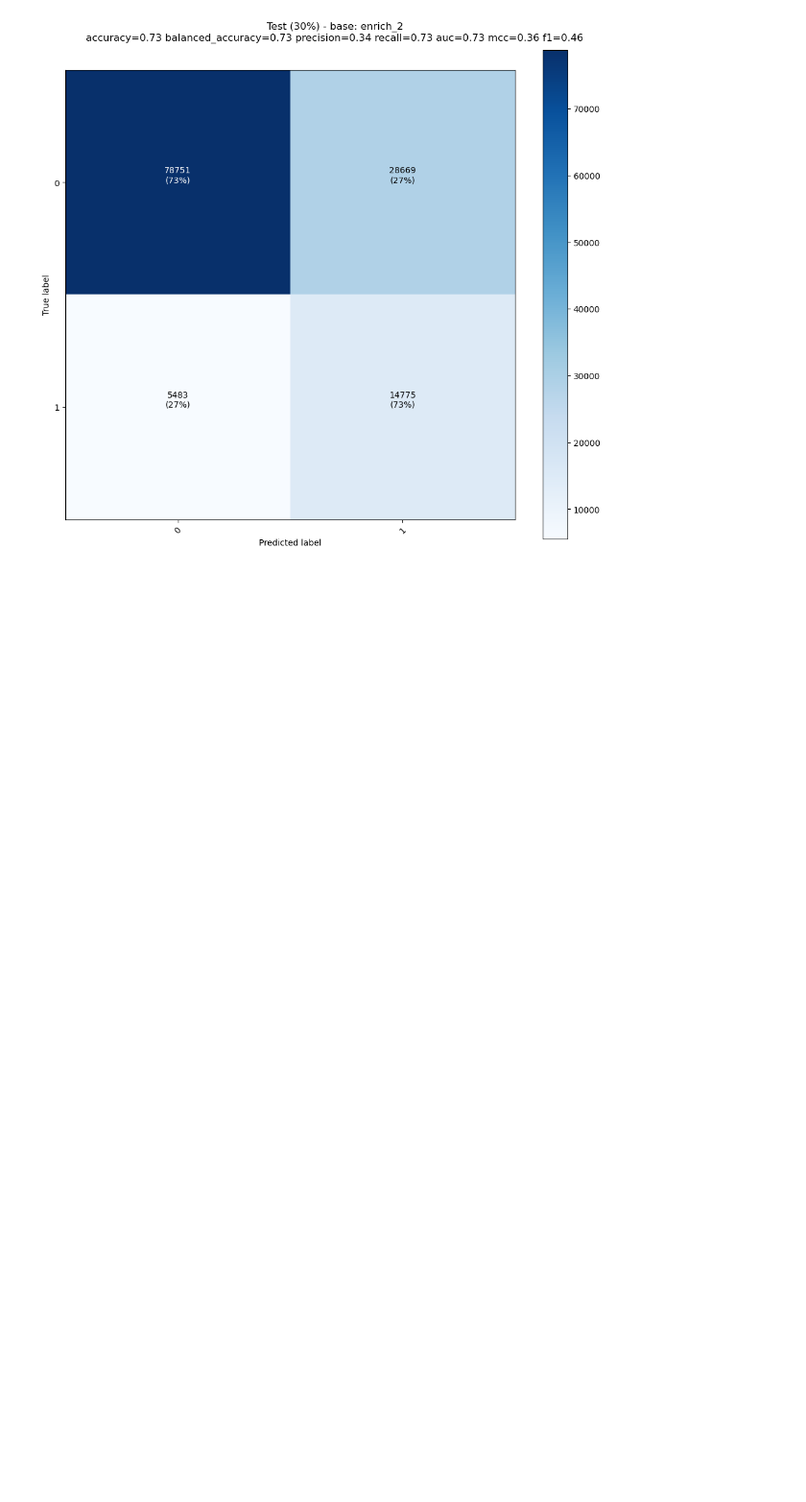
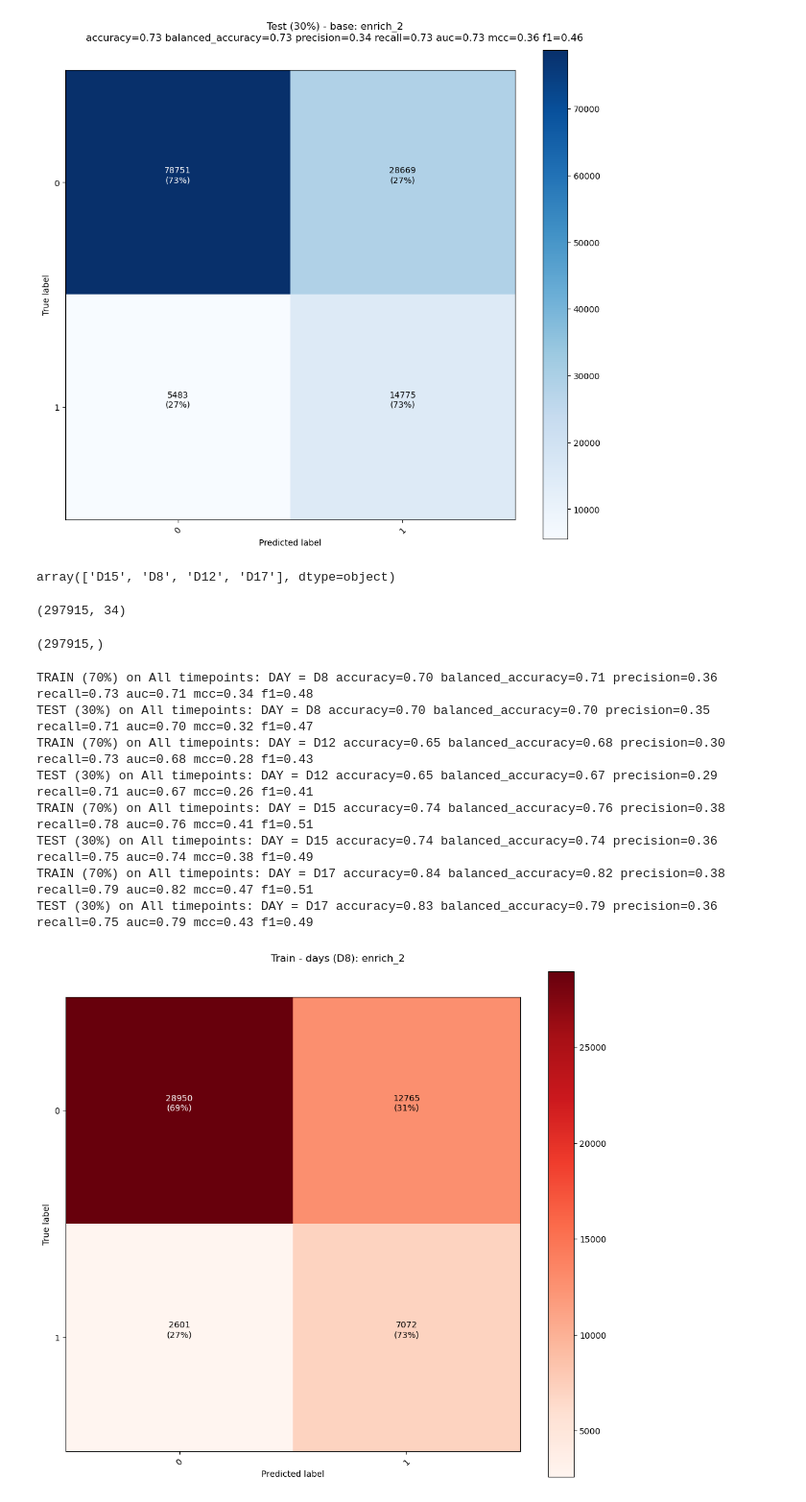
Before and after one commit to Trysis/TumorMEC, a Jupyter notebook: main_alltime_on_alltime.ipynb, the cells around one changed output. Shown at 96% size. Drawn from its saved outputs; the diff is of its cells as text; code cells hidden in the pictures; blank space fills up the shorter version.

Commit message:
Add per-time plot on all_time, and corrretion

```diff
--- a/main_alltime_on_alltime.ipynb
+++ b/main_alltime_on_alltime.ipynb
@@ -220,15 +234,16 @@ Predicting on timepoint dataset using base dataset
 time_tt_dir = results / "alltime_on_alltime" / "train-test"
 time_tt_dir.mkdir(parents=True, exist_ok=True)
 
-from sklearn.model_selection import train_test_split
 x_t, y_t, groups_t = models.split_xy(
     df=dataframe_days, x_columns=features_column, y_columns=target_column, groups=SAMPLE_GROUP
 )
-x_t_train, x_t_test, y_t_train, y_t_test = train_test_split(
-    x_t, y_t, test_size=TEST_SIZE, random_state=SEED, stratify=dataframe_days["enrich_2"]
+x_t_train, x_t_test, y_t_train, y_t_test, time_train, time_test = train_test_split(
+    x_t, y_t, dataframe_days["TimeCondition"], test_size=TEST_SIZE, random_state=SEED, stratify=dataframe_days["enrich_2"]
 )
+# Train model
 estimator_t = RandomForestClassifier(**estimator_param, random_state=SEED)
 estimator_t.fit(x_t_train, y_t_train.ravel())
+# Evaluate model
 obs_train, pred_train = models.predict_model(x_t_train, y_t_train, estimator_t)
 obs_test, pred_test = models.predict_model(x_t_test, y_t_test, estimator_t)
 # Metrics
@@ -264,3 +279,73 @@ TEST 30%:  {'accuracy': [0.7325146070583812], 'balanced_accuracy': [0.7312272545
  <Axes: xlabel='Predicted label', ylabel='True label'>)
 [figure]
 [figure]
+# %%
+time_train.unique()
+# %% [output]
+array(['D15', 'D8', 'D12', 'D17'], dtype=object)
+# %%
+x_t_train.shape
+# %% [output]
+(297915, 34)
+# %%
+time_train.shape
+# %% [output]
+(297915,)
+# %%
+# Prediction on each timepoint inividually
+x_t_train, x_t_test, y_t_train, y_t_test, time_train, time_test
+
+scores_t_train = pd.DataFrame(index=SCORING_base.keys())
+scores_t_test = pd.DataFrame(index=SCORING_base.keys())
+for cond_name in ["D8", "D12", "D15", "D17"]:
+    mask_train = (time_train == cond_name)
+    mask_test = (time_test == cond_name)
+    # Prediction
+    obs_t_train, pred_t_train = models.predict_model(x_t_train[mask_train], y_t_train[mask_train], estimator_t)
+    obs_t_test, pred_t_test = models.predict_model(x_t_test[mask_test], y_t_test[mask_test], estimator_t)
+    # Confusion matrix
+    _, _, cf_matrix, cf_matrix_norm = display.display_confusion_matrix(
+        observed=y_t_train[mask_train], predicted=pred_t_train, cmap="Reds", labels=None,
+        filepath=time_tt_dir / f"alltime_on_{cond_name}_confusion_matrix_train.png",
+        title=f"Train - days ({cond_name}): {target_column}",
+        add_cf_matrix=True
+    )
+    pd.DataFrame(cf_matrix).to_csv(time_tt_dir / f"alltime_on_{cond_name}_confusion_matrix_on_train.csv")
+    pd.DataFrame(cf_matrix_norm).to_csv(time_tt_dir / f"alltime_on_{cond_name}_confusion_matrix-norm_on_train.csv")
+    _, _, cf_matrix, cf_matrix_norm = display.display_confusion_matrix(
+        observed=y_t_test[mask_test], predicted=pred_t_test, cmap="Blues", labels=None,
+        filepath=time_tt_dir / f"alltime_on_{cond_name}_confusion_matrix_test.png",
+        title=f"Test - days ({cond_name}): {target_column}",
+        add_cf_matrix=True
+    )
+    pd.DataFrame(cf_matrix).to_csv(time_tt_dir / f"alltime_on_{cond_name}_confusion_matrix_on_test.csv")
+    pd.DataFrame(cf_matrix_norm).to_csv(time_tt_dir / f"alltime_on_{cond_name}_confusion_matrix-norm_on_test.csv")
+    # Metrics
+    scores_train = models.scorer_model(
+        estimator=estimator_t,
+        x=x_t_train[mask_train], y=y_t_train[mask_train], scorer=SCORING_base
+    )
+    scores_test = models.scorer_model(
+        estimator=estimator_t,
+        x=x_t_test[mask_test], y=y_t_test[mask_test], scorer=SCORING_base
+    )
+    # Output, save metrics
+    scores_t_train[cond_name] = [v[0] for v in scores_train.values()]
+    scores_t_test[cond_name] = [v[0] for v in scores_test.values()]
+    score_t_train_print = " ".join([f"{k}={v[0]:.2f}" for k,v in scores_train.items()])
+    score_t_test_print = " ".join([f"{k}={v[0]:.2f}" for k,v in scores_test.items()])
+
+    print("TRAIN (70%) on All timepoints: DAY =", cond_name, score_t_train_print)
+    print("TEST (30%) on All timepoints: DAY =", cond_name, score_t_test_print)
+scores_t_train.to_csv(time_tt_dir / f"alltime_on_{cond_name}_performances_train.csv")
+scores_t_test.to_csv(time_tt_dir / f"alltime_on_{cond_name}_performances_test.csv")
+# %% [output]
+TRAIN (70%) on All timepoints: DAY = D8 accuracy=0.70 balanced_accuracy=0.71 precision=0.36 recall=0.73 auc=0.71 mcc=0.34 f1=0.48
+TEST (30%) on All timepoints: DAY = D8 accuracy=0.70 balanced_accuracy=0.70 precision=0.35 recall=0.71 auc=0.70 mcc=0.32 f1=0.47
+TRAIN (70%) on All timepoints: DAY = D12 accuracy=0.65 balanced_accuracy=0.68 precision=0.30 recall=0.73 auc=0.68 mcc=0.28 f1=0.43
+TEST (30%) on All timepoints: DAY = D12 accuracy=0.65 balanced_accuracy=0.67 precision=0.29 recall=0.71 auc=0.67 mcc=0.26 f1=0.41
+TRAIN (70%) on All timepoints: DAY = D15 accuracy=0.74 balanced_accuracy=0.76 precision=0.38 recall=0.78 auc=0.76 mcc=0.41 f1=0.51
+TEST (30%) on All timepoints: DAY = D15 accuracy=0.74 balanced_accuracy=0.74 precision=0.36 recall=0.75 auc=0.74 mcc=0.38 f1=0.49
+TRAIN (70%) on All timepoints: DAY = D17 accuracy=0.84 balanced_accuracy=0.82 precision=0.38 recall=0.79 auc=0.82 mcc=0.47 f1=0.51
+TEST (30%) on All timepoints: DAY = D17 accuracy=0.83 balanced_accuracy=0.79 precision=0.36 recall=0.75 auc=0.79 mcc=0.43 f1=0.49
+[figure, added]
```
Also changed, not shown: parts of 4 cells of this notebook, 6 other files.
